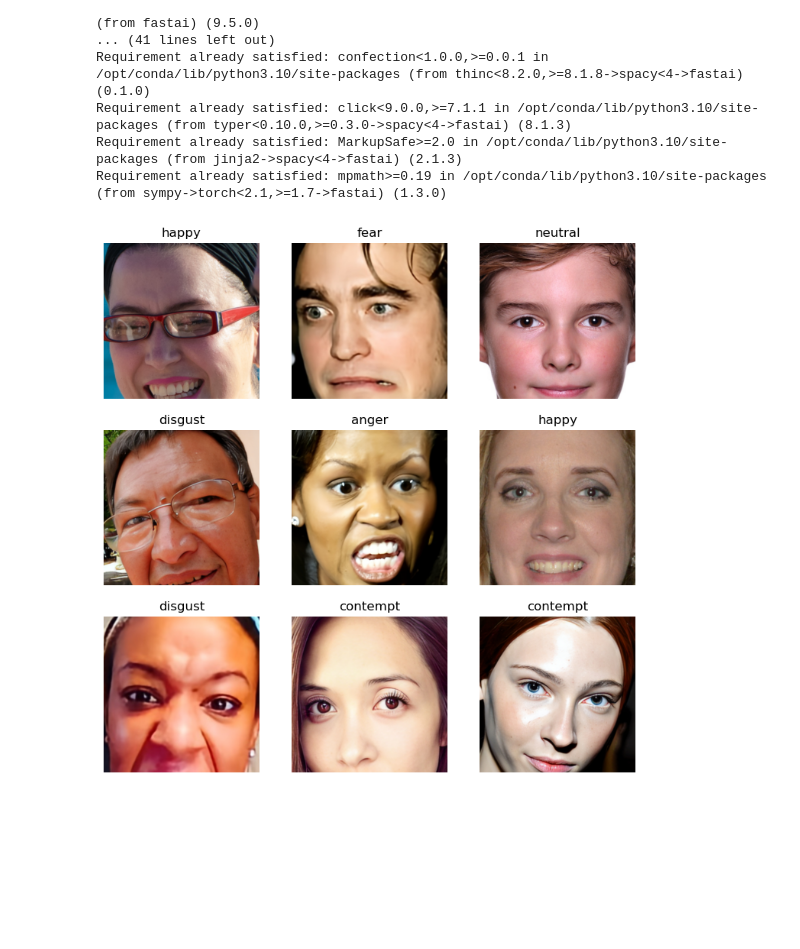
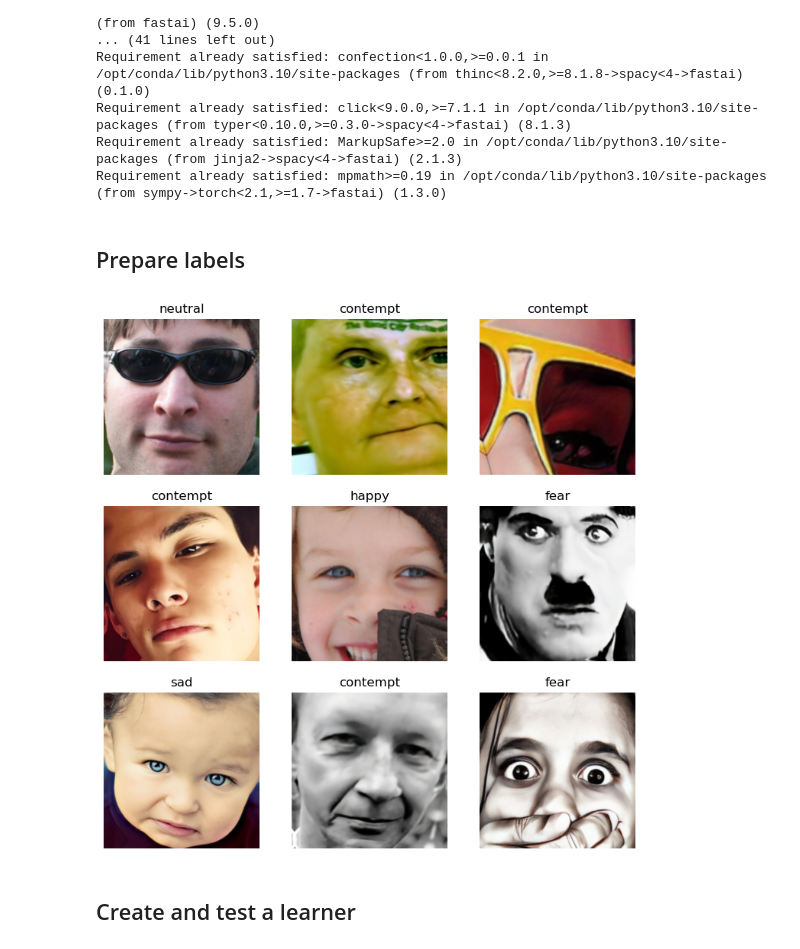
Before and after one commit to arielbk/facial-expressions, a Jupyter notebook: facial-recognition.ipynb, the cells around one changed output. Cells and saved outputs as stored; diff of their text form; code cells hidden in the pictures; blank space fills up the shorter version.

```diff
--- a/facial-recognition.ipynb
+++ b/facial-recognition.ipynb
@@ -31,40 +32,44 @@ Requirement already satisfied: confection<1.0.0,>=0.0.1 in /opt/conda/lib/python
 Requirement already satisfied: click<9.0.0,>=7.1.1 in /opt/conda/lib/python3.10/site-packages (from typer<0.10.0,>=0.3.0->spacy<4->fastai) (8.1.3)
 Requirement already satisfied: MarkupSafe>=2.0 in /opt/conda/lib/python3.10/site-packages (from jinja2->spacy<4->fastai) (2.1.3)
 Requirement already satisfied: mpmath>=0.19 in /opt/conda/lib/python3.10/site-packages (from sympy->torch<2.1,>=1.7->fastai) (1.3.0)
+# %% [markdown]
+## Prepare labels
 # %%
 # Create a dictionary of labels
 labels_dict = {}
 for txt_file in label_path.glob('*.txt'):
     with open(txt_file) as f:
         content = f.read().strip().split()
         label_index = int(content[0]) # Assuming the class is the first element in the file
         label = expressions[label_index]
         filename = txt_file.stem # Filename without extension
         labels_dict[filename] = label
 
 # Define the labeling function
 def label_func(filepath):
     filename = filepath.stem
     return labels_dict.get(filename, 'unknown') # Return 'unknown' if the filename is not found in the dictionary
 
 # Gather the file paths
 files = get_image_files(path)
 
 # Define any data augmentation or preprocessing
-item_tfms = Resize(460)
+item_tfms = Resize(224)
 batch_tfms = aug_transforms(size=224)
 
 # Create the ImageDataLoaders object
 faces = ImageDataLoaders.from_path_func(
     path, files, label_func,
     item_tfms=item_tfms,
     #! this will not run on m1 mac
-    # batch_tfms=batch_tfms
+    batch_tfms=batch_tfms
 )
 
 faces.show_batch()
 # %% [output]
-[figure, old version]
+[figure, new version]
+# %% [markdown]
+## Create and test a learner
 # %%
 # create a learner
 learn = vision_learner(faces, resnet34, metrics=error_rate, model_dir=model_dir)
```
Also changed, not shown: parts of 6 cells of this notebook.
